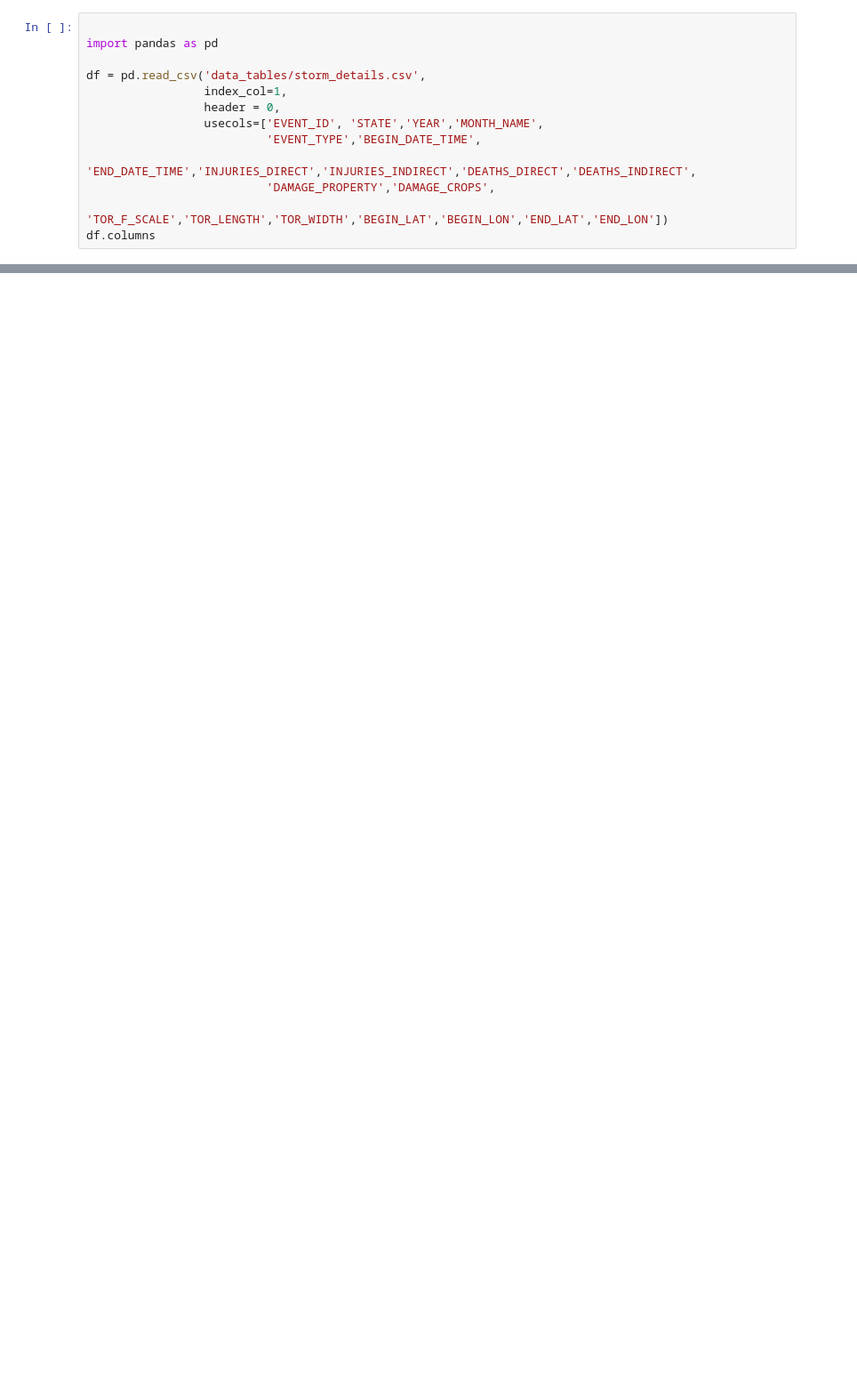
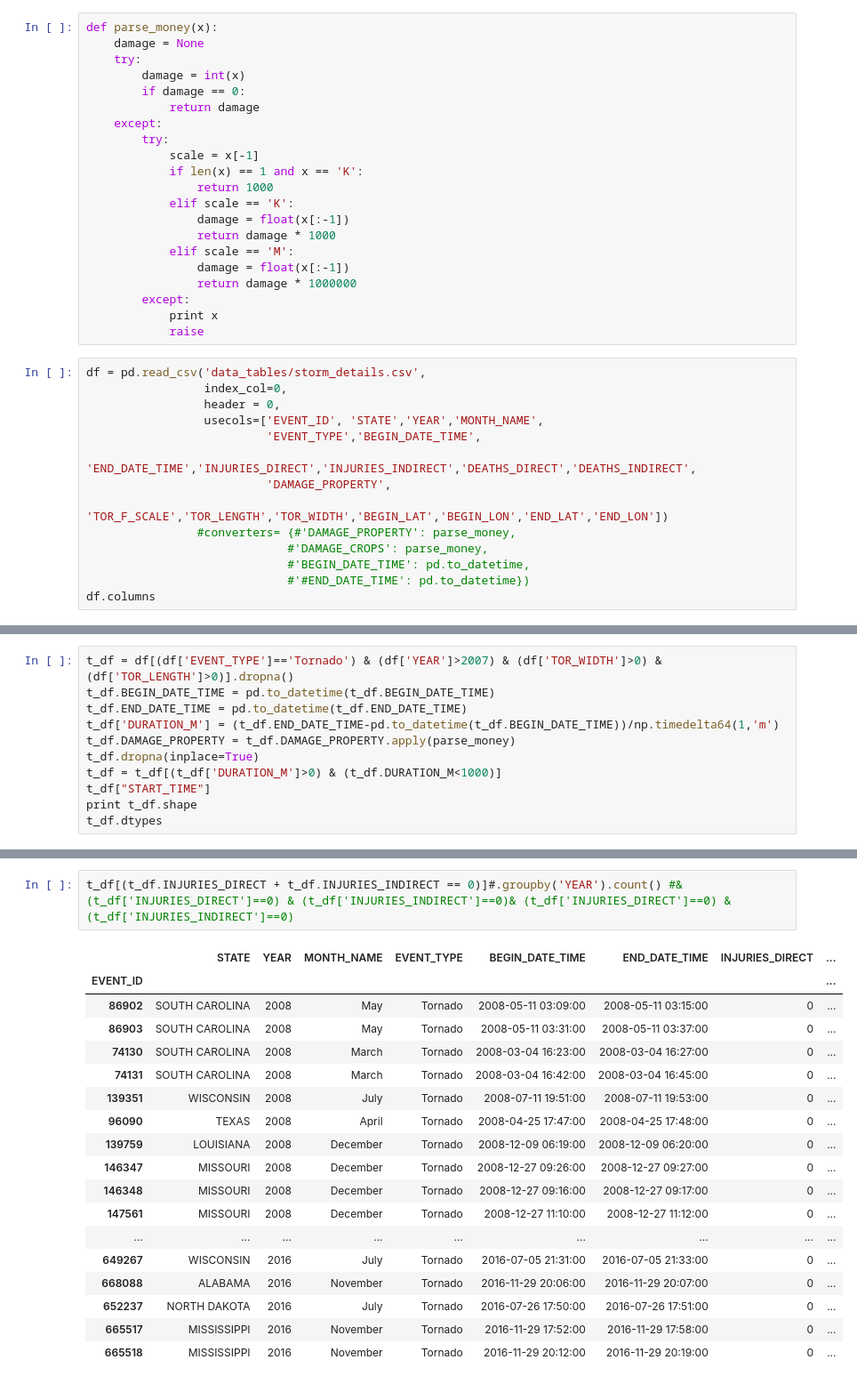
Before and after one commit to mirandagrace/multivariate_project, a Jupyter notebook: Untitled.ipynb, the cells around one changed output, grey strips where cells are left out. Shown: that part at 89% size. Cells and saved outputs as stored; diff of their text form; blank space fills up the shorter version.

```diff
--- a/Untitled.ipynb
+++ b/Untitled.ipynb
@@ -4,14 +7,36 @@ import matplotlib.pyplot as plt
+# %%
+def parse_money(x):
+    damage = None
+    try:
+        damage = int(x)
+        if damage == 0:
+            return damage
+    except:
+        try:
+            scale = x[-1]
+            if len(x) == 1 and x == 'K':
+                return 1000
+            elif scale == 'K':
+                damage = float(x[:-1])
+                return damage * 1000
+            elif scale == 'M':
+                damage = float(x[:-1])
+                return damage * 1000000
+        except:
+            print x
+            raise
 # %%
-
-import pandas as pd
-
 df = pd.read_csv('data_tables/storm_details.csv',
-                 index_col=1,
+                 index_col=0,
                  header = 0,
                  usecols=['EVENT_ID', 'STATE','YEAR','MONTH_NAME',
                           'EVENT_TYPE','BEGIN_DATE_TIME',
                           'END_DATE_TIME','INJURIES_DIRECT','INJURIES_INDIRECT','DEATHS_DIRECT','DEATHS_INDIRECT',
-                          'DAMAGE_PROPERTY','DAMAGE_CROPS',
+                          'DAMAGE_PROPERTY',
                           'TOR_F_SCALE','TOR_LENGTH','TOR_WIDTH','BEGIN_LAT','BEGIN_LON','END_LAT','END_LON'])
+                #converters= {#'DAMAGE_PROPERTY': parse_money,
+                             #'DAMAGE_CROPS': parse_money,
+                             #'BEGIN_DATE_TIME': pd.to_datetime,
+                             #'#END_DATE_TIME': pd.to_datetime})
 df.columns
 # %% [output]
@@ -53,0 +49,11 @@ TypeError: Cannot cast ufunc less input from dtype('float64') to dtype('<m8[ns]'
+# %%
+t_df = df[(df['EVENT_TYPE']=='Tornado') & (df['YEAR']>2007) & (df['TOR_WIDTH']>0) &(df['TOR_LENGTH']>0)].dropna()
+t_df.BEGIN_DATE_TIME = pd.to_datetime(t_df.BEGIN_DATE_TIME)
+t_df.END_DATE_TIME = pd.to_datetime(t_df.END_DATE_TIME)
+t_df['DURATION_M'] = (t_df.END_DATE_TIME-pd.to_datetime(t_df.BEGIN_DATE_TIME))/np.timedelta64(1,'m')
+t_df.DAMAGE_PROPERTY = t_df.DAMAGE_PROPERTY.apply(parse_money)
+t_df.dropna(inplace=True)
+t_df = t_df[(t_df['DURATION_M']>0) & (t_df.DURATION_M<1000)]
+t_df["START_TIME"]
+print t_df.shape
+t_df.dtypes
@@ -53,0 +123,21 @@ TypeError: Cannot cast ufunc less input from dtype('float64') to dtype('<m8[ns]'
+# %%
+t_df[(t_df.INJURIES_DIRECT + t_df.INJURIES_INDIRECT == 0)]#.groupby('YEAR').count() #& (t_df['INJURIES_DIRECT']==0) & (t_df['INJURIES_INDIRECT']==0)& (t_df['INJURIES_DIRECT']==0) & (t_df['INJURIES_INDIRECT']==0)
+# %% [output]
+|  | STATE | YEAR | MONTH_NAME | EVENT_TYPE | BEGIN_DATE_TIME | END_DATE_TIME | INJURIES_DIRECT | ... |
+| EVENT_ID |  |  |  |  |  |  |  | ... |
+| 86902 | SOUTH CAROLINA | 2008 | May | Tornado | 2008-05-11 03:09:00 | 2008-05-11 03:15:00 | 0 | ... |
+| 86903 | SOUTH CAROLINA | 2008 | May | Tornado | 2008-05-11 03:31:00 | 2008-05-11 03:37:00 | 0 | ... |
+| 74130 | SOUTH CAROLINA | 2008 | March | Tornado | 2008-03-04 16:23:00 | 2008-03-04 16:27:00 | 0 | ... |
+| 74131 | SOUTH CAROLINA | 2008 | March | Tornado | 2008-03-04 16:42:00 | 2008-03-04 16:45:00 | 0 | ... |
+| 139351 | WISCONSIN | 2008 | July | Tornado | 2008-07-11 19:51:00 | 2008-07-11 19:53:00 | 0 | ... |
+| 96090 | TEXAS | 2008 | April | Tornado | 2008-04-25 17:47:00 | 2008-04-25 17:48:00 | 0 | ... |
+| 139759 | LOUISIANA | 2008 | December | Tornado | 2008-12-09 06:19:00 | 2008-12-09 06:20:00 | 0 | ... |
+| 146347 | MISSOURI | 2008 | December | Tornado | 2008-12-27 09:26:00 | 2008-12-27 09:27:00 | 0 | ... |
+| 146348 | MISSOURI | 2008 | December | Tornado | 2008-12-27 09:16:00 | 2008-12-27 09:17:00 | 0 | ... |
+| 147561 | MISSOURI | 2008 | December | Tornado | 2008-12-27 11:10:00 | 2008-12-27 11:12:00 | 0 | ... |
+| ... | ... | ... | ... | ... | ... | ... | ... | ... |
+| 649267 | WISCONSIN | 2016 | July | Tornado | 2016-07-05 21:31:00 | 2016-07-05 21:33:00 | 0 | ... |
+| 668088 | ALABAMA | 2016 | November | Tornado | 2016-11-29 20:06:00 | 2016-11-29 20:07:00 | 0 | ... |
+| 652237 | NORTH DAKOTA | 2016 | July | Tornado | 2016-07-26 17:50:00 | 2016-07-26 17:51:00 | 0 | ... |
+| 665517 | MISSISSIPPI | 2016 | November | Tornado | 2016-11-29 17:52:00 | 2016-11-29 17:58:00 | 0 | ... |
+| 665518 | MISSISSIPPI | 2016 | November | Tornado | 2016-11-29 20:12:00 | 2016-11-29 20:19:00 | 0 | ... |
```
Also changed, not shown: parts of 10 cells of this notebook.
